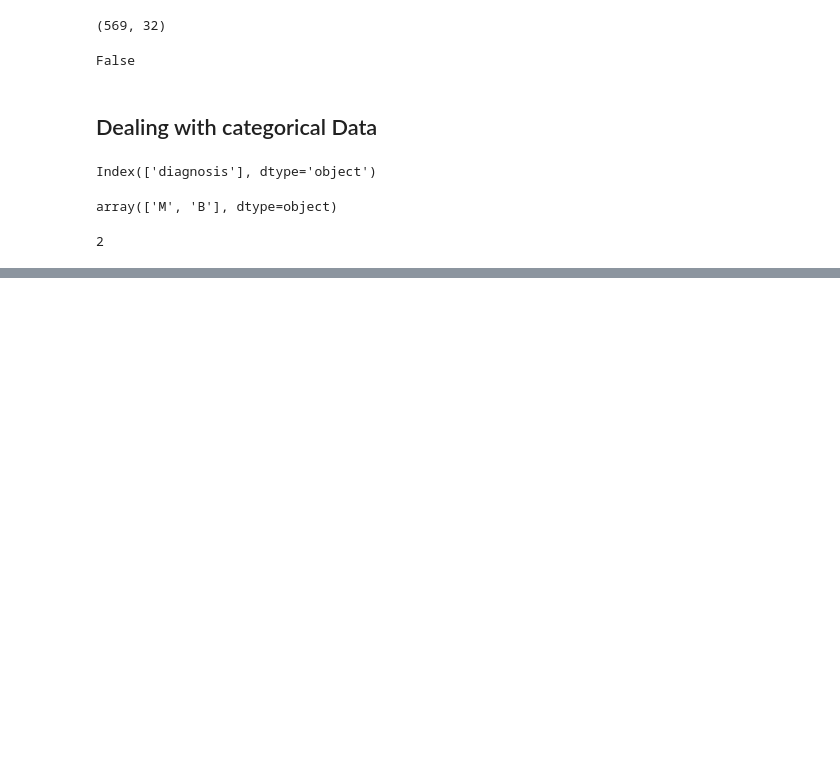
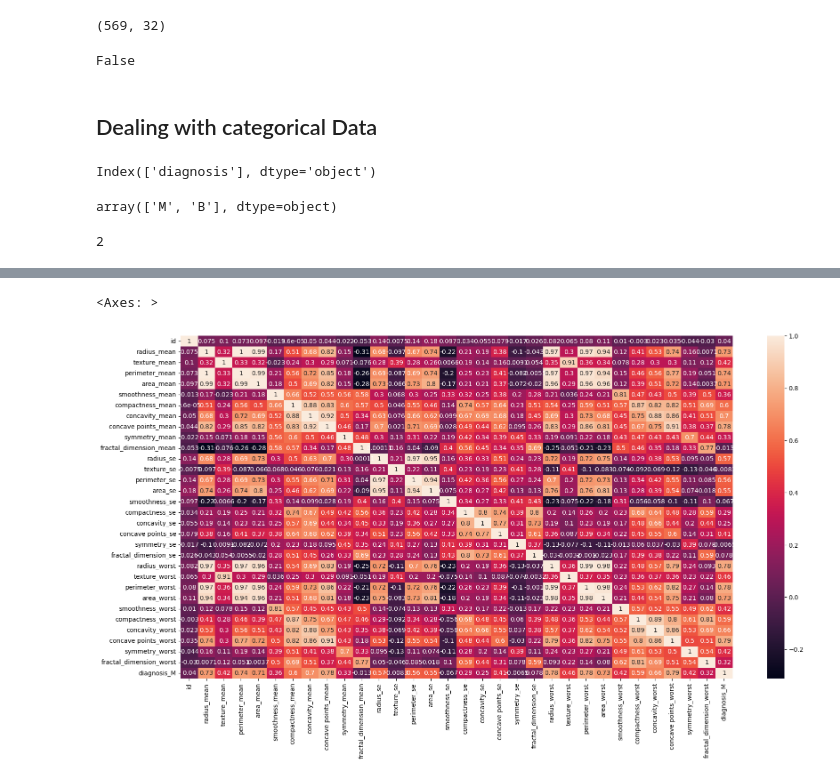
Before and after one commit to beniamine3155/Breast_Cancer-_Wisconsin_ML_Project, a Jupyter notebook: breast_cancer.ipynb, the cells around one changed output, grey strips where cells are left out. Saved outputs shown, nothing was run; the diff lists cells and outputs as text; code cells hidden in the pictures; blank space fills up the shorter version.

```diff
--- a/breast_cancer.ipynb
+++ b/breast_cancer.ipynb
@@ -177,0 +234,2 @@ df.sample(5)
+# %%
+corr = df.corr()
@@ -177,0 +257,6 @@ df.sample(5)
+# %%
+plt.figure(figsize=(20,10))
+sns.heatmap(corr, annot=True)
+# %% [output]
+<Axes: >
+[figure, added]
```
Also changed, not shown: parts of 28 cells of this notebook.
